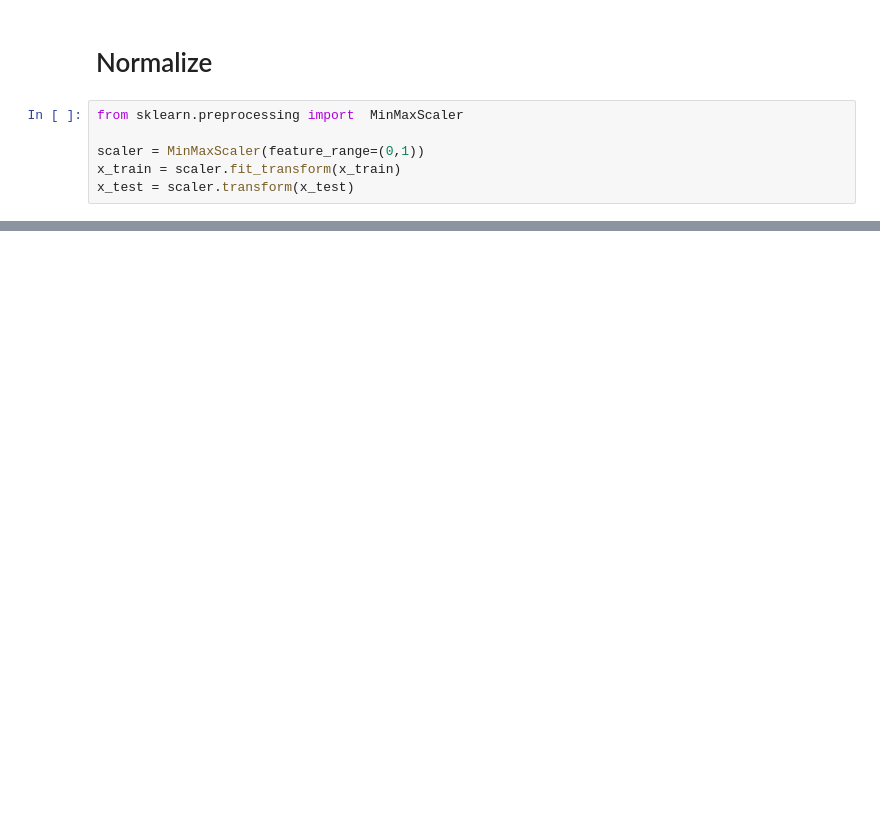
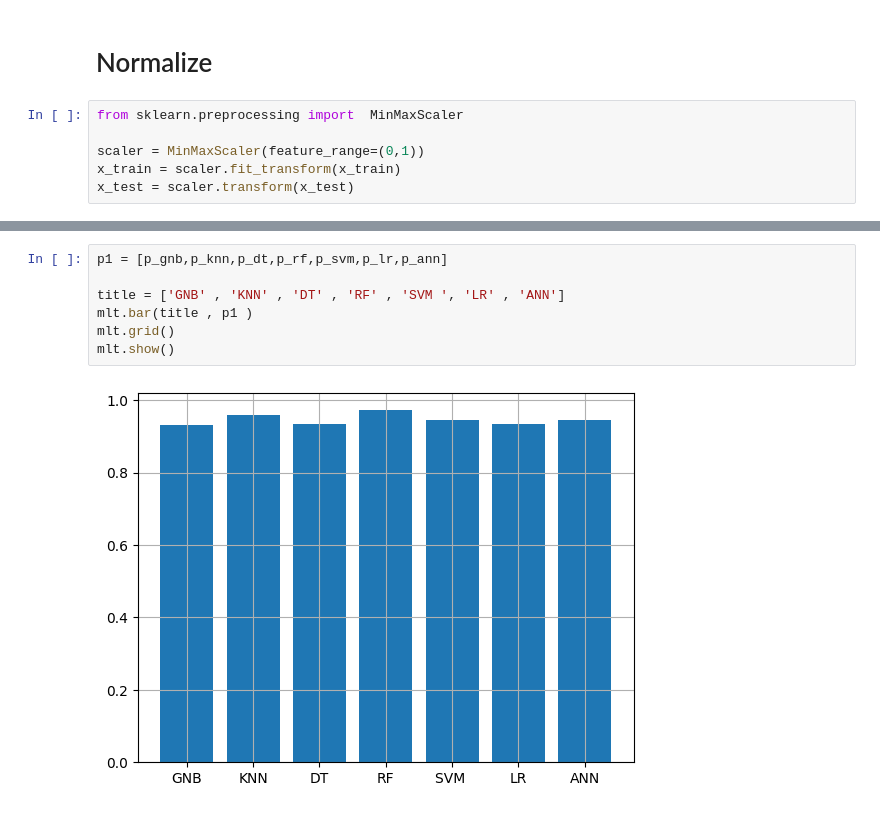
Before and after one commit to Ali-Alinejad/Ai, a Jupyter notebook: Project ml/Cacer-project.ipynb, the cells around one changed output, grey strips where cells are left out. Saved outputs shown, nothing was run; the diff lists cells and outputs as text; blank space fills up the shorter version.

```diff
--- a/Project ml/Cacer-project.ipynb
+++ b/Project ml/Cacer-project.ipynb
@@ -88,0 +234,9 @@ array([0.5361825 , 0.3676023 , 0.53216778, 0.38569306, 0.58835669,
+# %%
+p1 = [p_gnb,p_knn,p_dt,p_rf,p_svm,p_lr,p_ann]
+
+title = ['GNB' , 'KNN' , 'DT' , 'RF' , 'SVM ', 'LR' , 'ANN']
+mlt.bar(title , p1 )
+mlt.grid()
+mlt.show()
+# %% [output]
+[figure, added]
```
Also changed, not shown: parts of 30 cells of this notebook.
